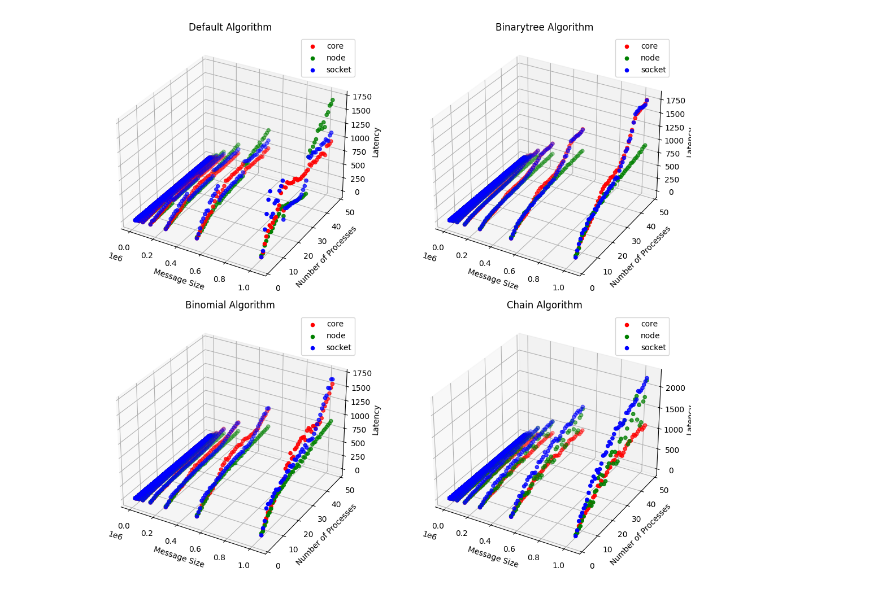
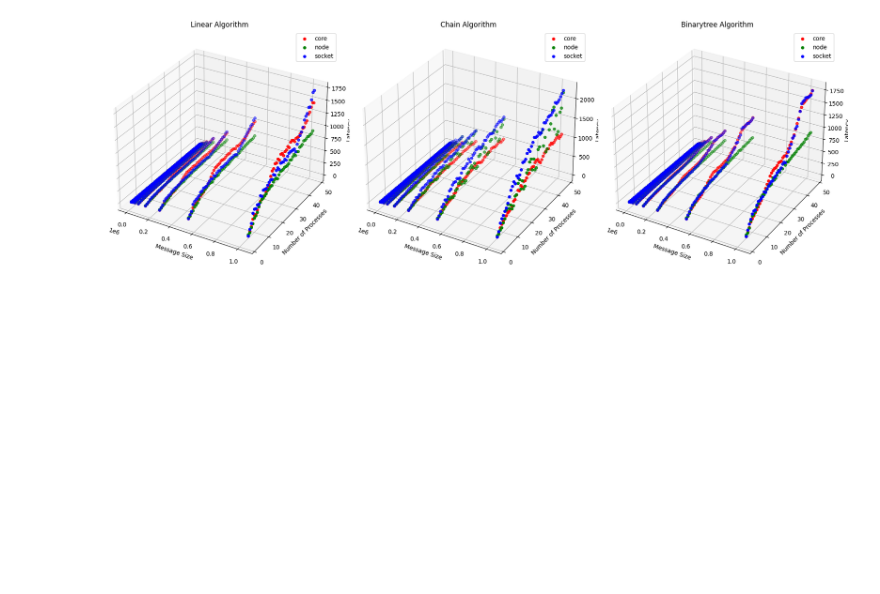
Before and after one commit to mzampar/High_Performance_Computing_2023, a Jupyter notebook: Excercise_1/bcast/results/bcast_analysis.ipynb, the cells around one changed output. Drawn from its saved outputs; the diff is of its cells as text; code cells hidden in the pictures; blank space fills up the shorter version.

Commit message:
bcast analysis

```diff
--- a/Excercise_1/bcast/results/bcast_analysis.ipynb
+++ b/Excercise_1/bcast/results/bcast_analysis.ipynb
@@ -7,5 +7,9 @@ from mpl_toolkits.mplot3d import Axes3D
 # %%
 bcast_binarytree = pd.read_csv('bcast_binarytree.csv')
 bcast_chain = pd.read_csv('bcast_chain.csv')
-bcast_binomial = pd.read_csv('bcast_binomial.csv')
-bcast_default = pd.read_csv('bcast_default.csv')
+bcast_linear = pd.read_csv('bcast_linear.csv')
+
+# Define the list of algorithms and their corresponding DataFrames
+algorithms = ['Linear', 'Chain', 'Binarytree']
+dfs = [bcast_linear, bcast_chain, bcast_binarytree]
+allocations = ['core', 'socket', 'node']
@@ -12,28 +186,24 @@ bcast_default = pd.read_csv('bcast_default.csv')
 # %%
 # Create a figure with four subplots
-fig, axs = plt.subplots(2, 2, figsize=(12, 10), subplot_kw={'projection': '3d'})
-
-# Define the list of algorithms and their corresponding DataFrames
-algorithms = ['Default', 'Binarytree', 'Binomial', 'Chain']
-dfs = [bcast_default, bcast_binarytree, bcast_binomial, bcast_chain]
+fig, axs = plt.subplots(1, 3, figsize=(18, 6), subplot_kw={'projection': '3d'})
 
 # Iterate over each subplot and corresponding algorithm's DataFrame
 for ax, algorithm, df in zip(axs.flatten(), algorithms, dfs):
     # Iterate over each group-by option (node, core, socket)
     for allocation, color in zip(['core', 'node', 'socket'], ['r', 'g', 'b']):
         # Filter DataFrame based on allocation type
         df_allocation = df[df['Allocation'] == allocation]
         # Scatter plot for the current group-by option
         ax.scatter(df_allocation['MessageSize'], df_allocation['Processes'], df_allocation['Latency'], c=color, label=allocation, marker='o')
 
     # Set labels and title
     ax.set_xlabel('Message Size')  # Switched with 'Number of Processes'
     ax.set_ylabel('Number of Processes')  # Switched with 'Message Size'
     ax.set_zlabel('Latency')
     ax.set_title(f'{algorithm} Algorithm')
     ax.legend()
 
 plt.tight_layout()
 plt.show()
 # %% [output]
-[figure, old version]
+[figure, new version]
```
Also changed, not shown: parts of 24 cells of this notebook, 4 other files.
